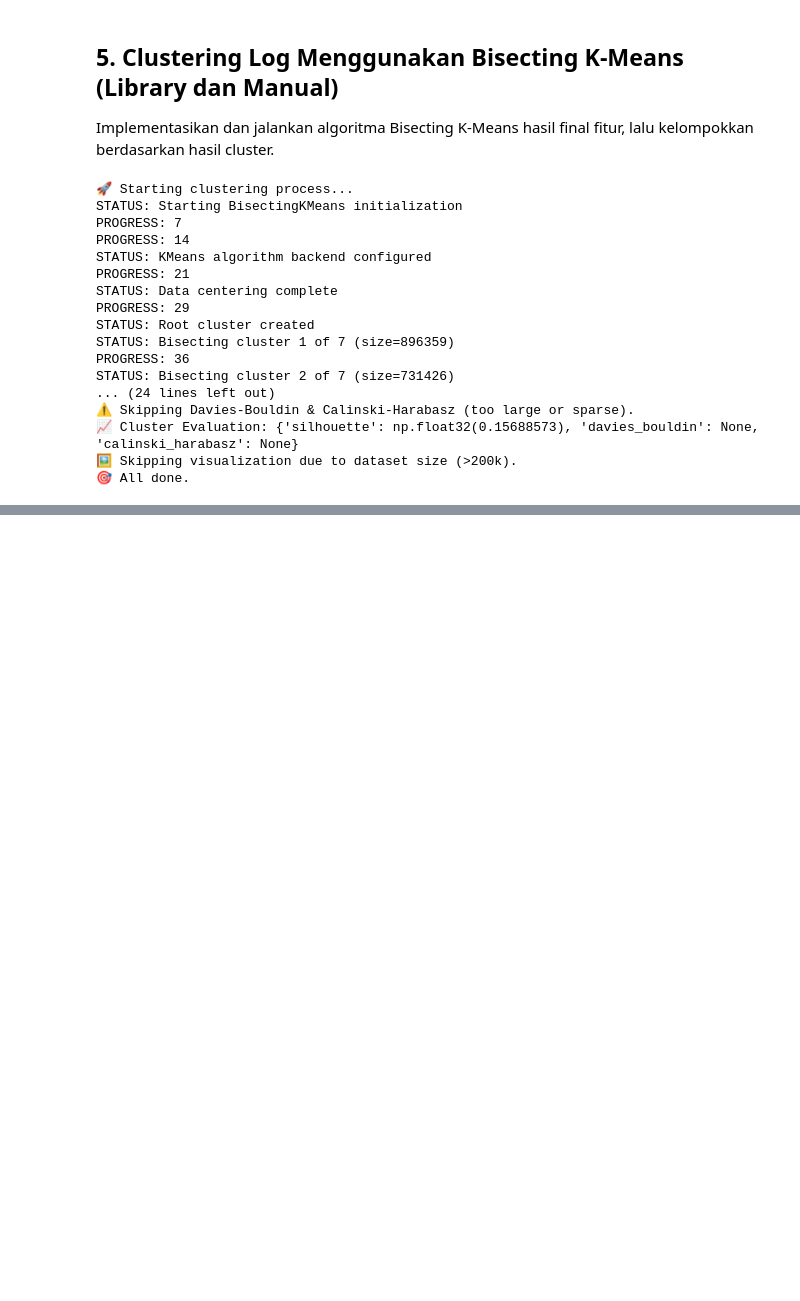
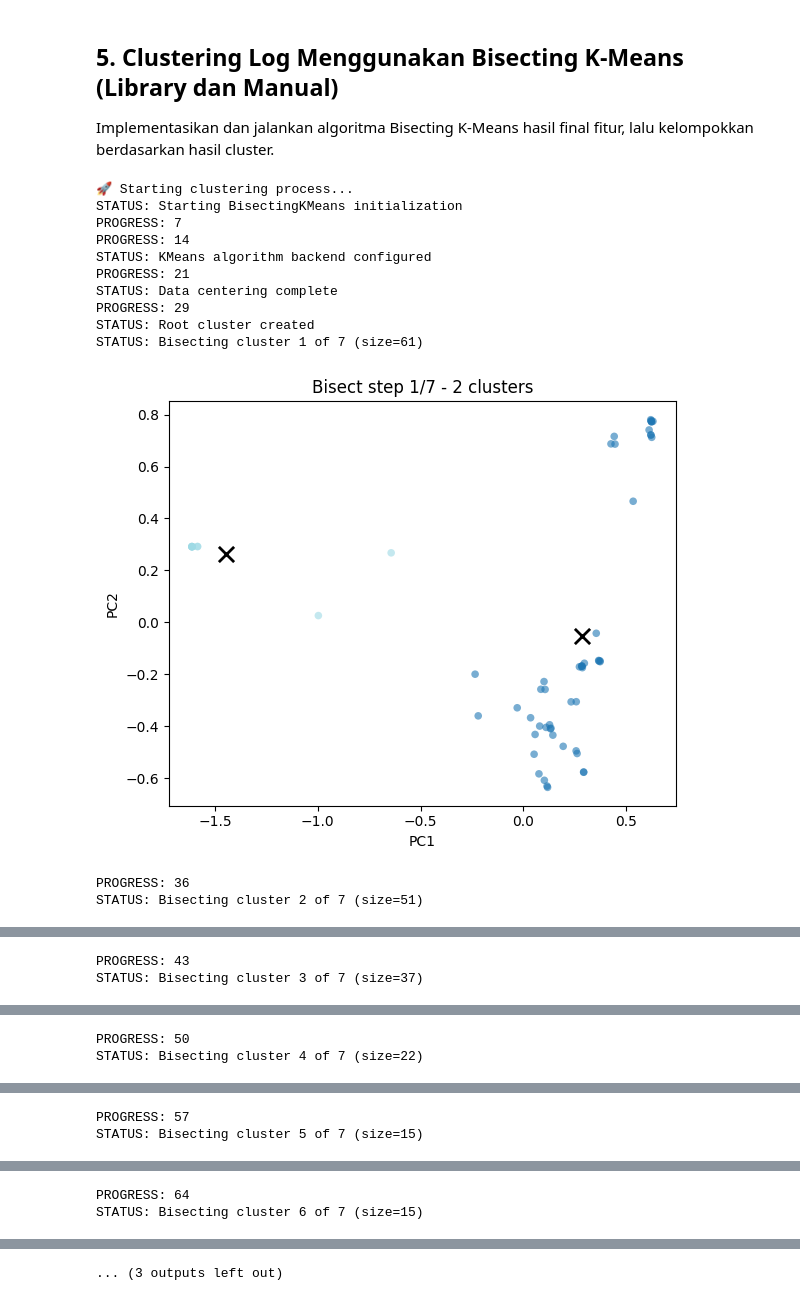
Before and after one commit to rizkyaqil04/Bisecting_Log, a Jupyter notebook: app/bkm.ipynb, the cells around one changed output, grey strips where cells are left out. Saved outputs shown, nothing was run; the diff lists cells and outputs as text; code cells hidden in the pictures; blank space fills up the shorter version.

Commit message:
Adding plot to visualize clusters

```diff
--- a/app/bkm.ipynb
+++ b/app/bkm.ipynb
@@ -519,9 +590,9 @@ def cluster_logs(df, features, out_path, n_clusters):
         n_clusters=n_clusters,
         random_state=42,
         init="k-means++",
-        n_init=5
+        n_init=5,
     )
-    bkm.fit_verbose(features)
+    bkm.fit_verbose(features, plot=True)
     labels = bkm.labels_
     print(f"✅ Clustering completed. Total clusters: {n_clusters}")
 
@@ -557,49 +628,34 @@ def cluster_logs(df, features, out_path, n_clusters):
             if max_per_cluster:
                 cluster_data = cluster_data.head(max_per_cluster)
                 f.write(f"  [Showing first {max_per_cluster} entries]\n")
             for _, row in cluster_data.iterrows():
                 f.write(f"  {row['method']} {row['url']} [{row['status']}]\n")
     print(f"✅ Cluster summaries saved: {txt_path}")
 
     # === 6. Evaluate clustering (sample-based for large data) ===
     if len(df_label) > 200_000:
         print("⚠️ Large dataset detected, evaluating on sample of 200k entries...")
         idx = np.random.choice(len(df_label), 200_000, replace=False)
         sample_features = features[idx] if not issparse(features) else features[idx, :]
         sample_labels = labels[idx]
         metrics = evaluate_clusters(sample_features, sample_labels)
     else:
         metrics = evaluate_clusters(features, labels)
 
     print("📈 Cluster Evaluation:", metrics)
 
-    # === 7. Visualization (skip for huge data) ===
-    if len(df_label) <= 200_000:
-        base_png = f"{base}_plot.png"
-        visualize_clusters(features, labels, base_png, reduce_dim=True)
-        print(f"🖼️ Cluster plot saved: {base_png}")
-    else:
-        print("🖼️ Skipping visualization due to dataset size (>200k).")
-
-    print("🎯 All done.")
-
-
 cluster_logs(df, final_features, output_dir, num_clusters)
 # %% [output]
 🚀 Starting clustering process...
 STATUS: Starting BisectingKMeans initialization
 PROGRESS: 7
 PROGRESS: 14
 STATUS: KMeans algorithm backend configured
 PROGRESS: 21
 STATUS: Data centering complete
 PROGRESS: 29
 STATUS: Root cluster created
-STATUS: Bisecting cluster 1 of 7 (size=896359)
-PROGRESS: 36
-STATUS: Bisecting cluster 2 of 7 (size=731426)
-... (24 lines left out)
-⚠️ Skipping Davies-Bouldin & Calinski-Harabasz (too large or sparse).
-📈 Cluster Evaluation: {'silhouette': np.float32(0.15688573), 'davies_bouldin': None, 'calinski_harabasz': None}
-🖼️ Skipping visualization due to dataset size (>200k).
-🎯 All done.
+STATUS: Bisecting cluster 1 of 7 (size=61)
+[figure, added]
+PROGRESS: 36
+STATUS: Bisecting cluster 2 of 7 (size=51)
@@ -605,0 +663,2 @@ STATUS: Bisecting cluster 2 of 7 (size=731426)
+PROGRESS: 43
+STATUS: Bisecting cluster 3 of 7 (size=37)
@@ -605,0 +666,2 @@ STATUS: Bisecting cluster 2 of 7 (size=731426)
+PROGRESS: 50
+STATUS: Bisecting cluster 4 of 7 (size=22)
@@ -605,0 +669,2 @@ STATUS: Bisecting cluster 2 of 7 (size=731426)
+PROGRESS: 57
+STATUS: Bisecting cluster 5 of 7 (size=15)
@@ -605,0 +672,2 @@ STATUS: Bisecting cluster 2 of 7 (size=731426)
+PROGRESS: 64
+STATUS: Bisecting cluster 6 of 7 (size=15)
@@ -605,0 +675 @@ STATUS: Bisecting cluster 2 of 7 (size=731426)
+... (3 outputs left out)
```
Also changed, not shown: parts of 8 cells of this notebook, 3 other files.
